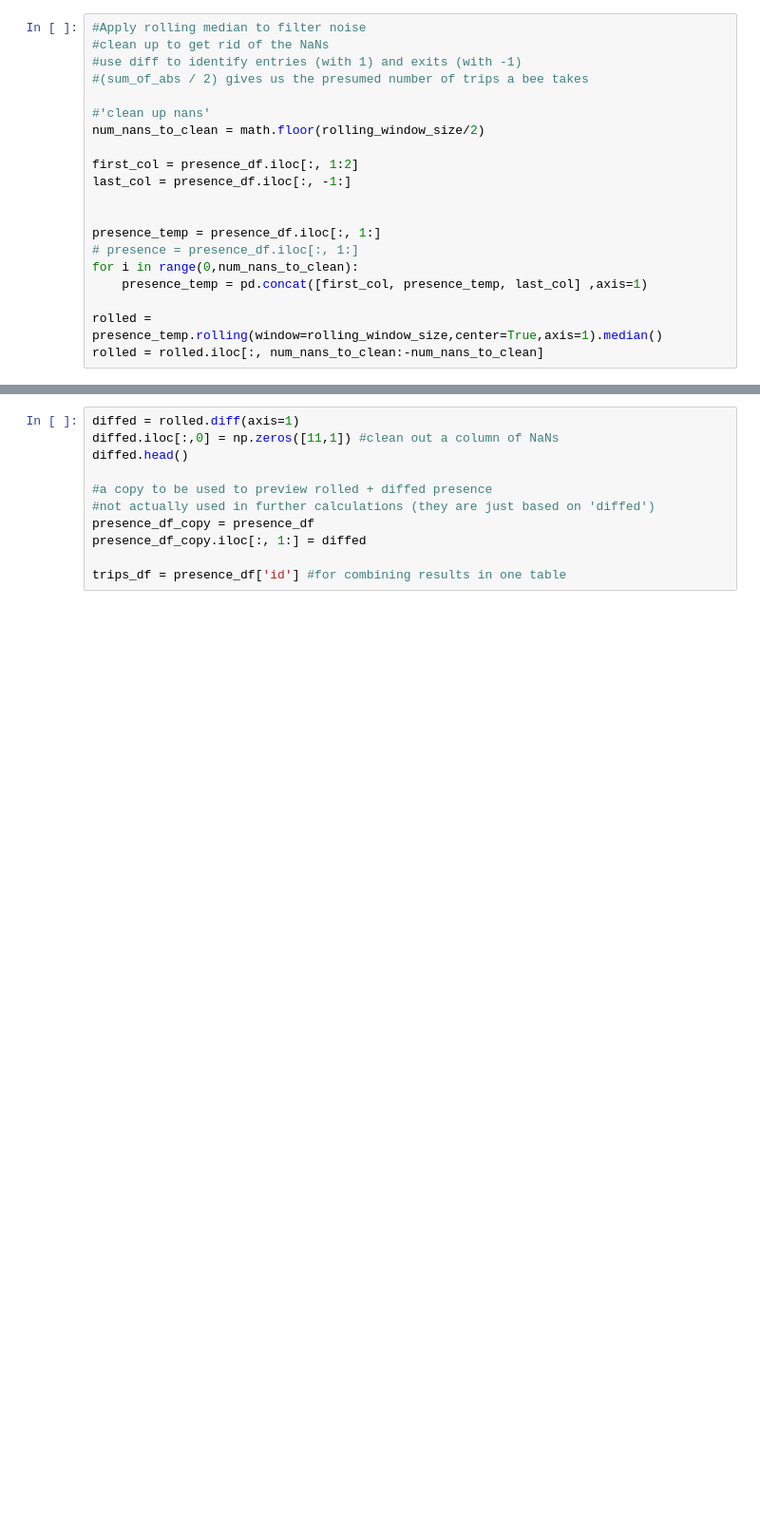
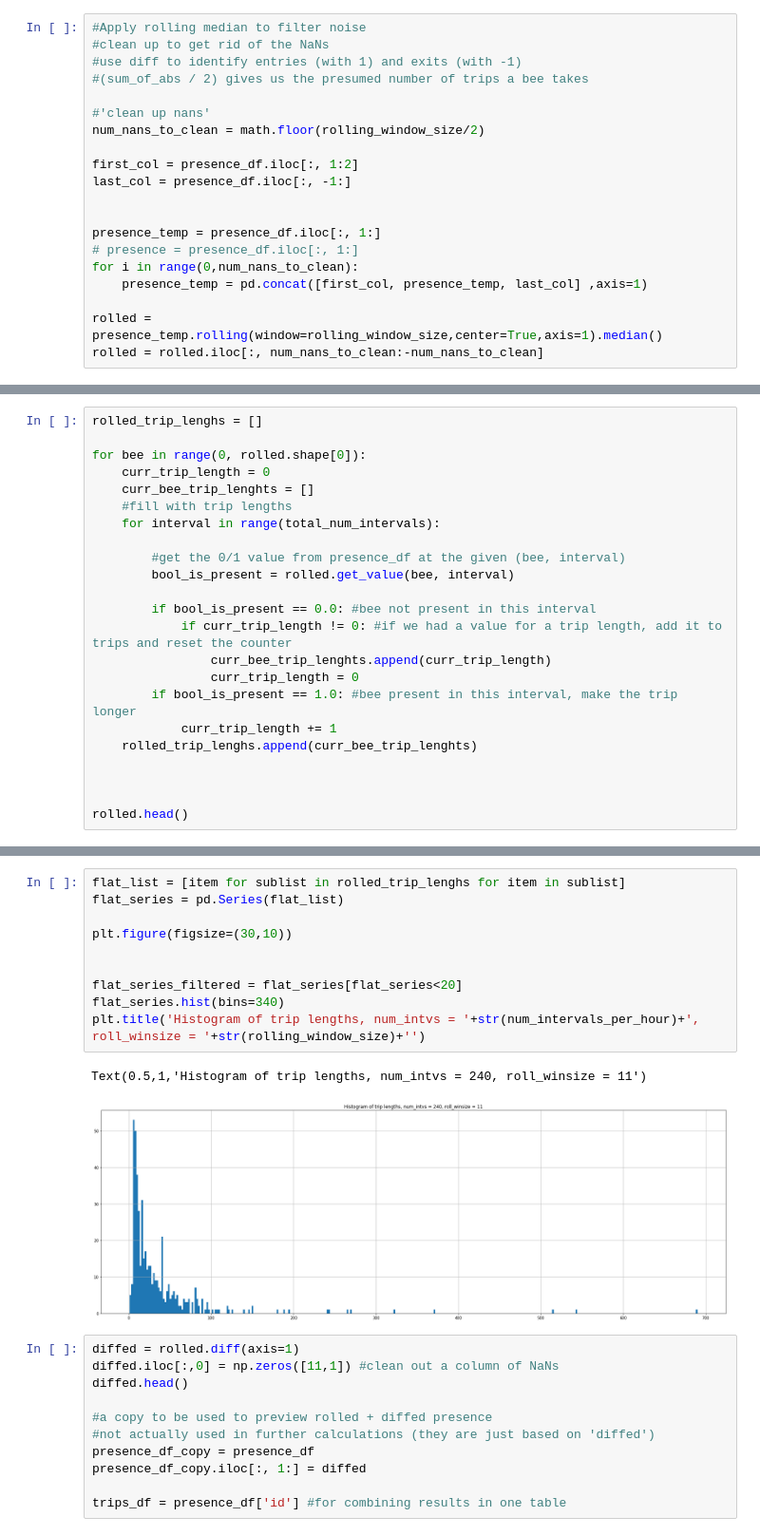
Before and after one commit to janek/Beesbook-life, a Jupyter notebook: Hive presence in timeslots.ipynb, the cells around one changed output, grey strips where cells are left out. Shown at 95% size. Drawn from its saved outputs; the diff is of its cells as text; blank space fills up the shorter version.

```diff
--- a/Hive presence in timeslots.ipynb
+++ b/Hive presence in timeslots.ipynb
@@ -197,0 +211,23 @@ rolled.head()
+# %%
+rolled_trip_lenghs = []
+
+for bee in range(0, rolled.shape[0]):
+    curr_trip_length = 0
+    curr_bee_trip_lenghts = []
+    #fill with trip lengths
+    for interval in range(total_num_intervals):
+
+        #get the 0/1 value from presence_df at the given (bee, interval)
+        bool_is_present = rolled.get_value(bee, interval)
+
+        if bool_is_present == 0.0: #bee not present in this interval
+            if curr_trip_length != 0: #if we had a value for a trip length, add it to trips and reset the counter
+                curr_bee_trip_lenghts.append(curr_trip_length)
+                curr_trip_length = 0
+        if bool_is_present == 1.0: #bee present in this interval, make the trip longer
+            curr_trip_length += 1
+    rolled_trip_lenghs.append(curr_bee_trip_lenghts)
+
+
+
+rolled.head()
@@ -198,3 +242,16 @@ rolled.head()
+# %%
+flat_list = [item for sublist in rolled_trip_lenghs for item in sublist]
+flat_series = pd.Series(flat_list)
+
+plt.figure(figsize=(30,10))
+
+
+flat_series_filtered = flat_series[flat_series<20]
+flat_series.hist(bins=340)
+plt.title('Histogram of trip lengths, num_intvs = '+str(num_intervals_per_hour)+', roll_winsize = '+str(rolling_window_size)+'')
+# %% [output]
+Text(0.5,1,'Histogram of trip lengths, num_intvs = 240, roll_winsize = 11')
+[figure, added]
 # %%
 diffed = rolled.diff(axis=1)
 diffed.iloc[:,0] = np.zeros([11,1]) #clean out a column of NaNs
```
Also changed, not shown: parts of 11 cells of this notebook.
